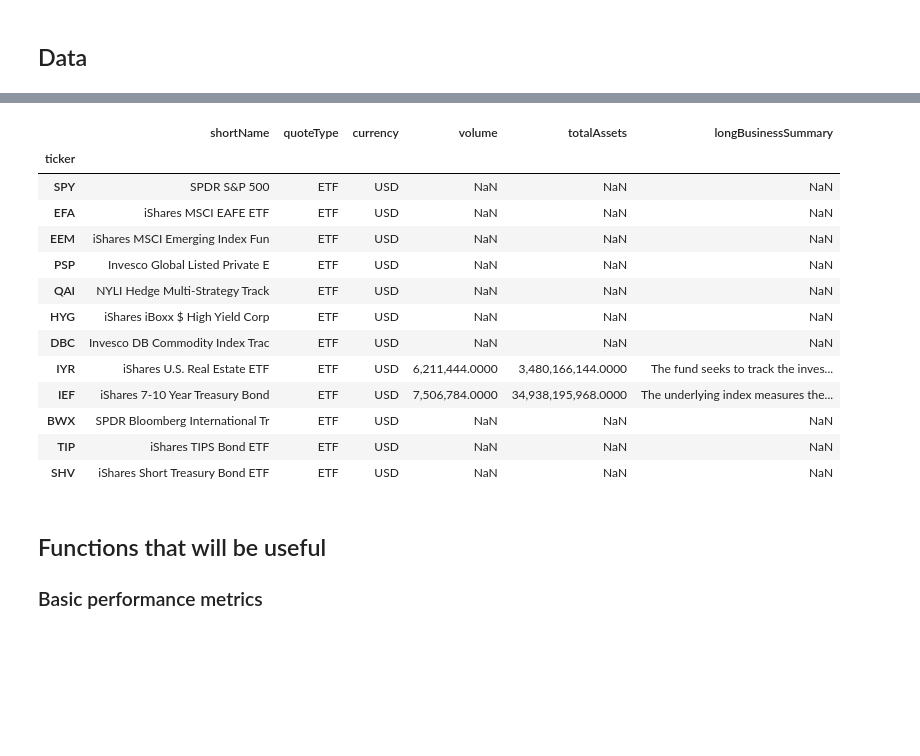
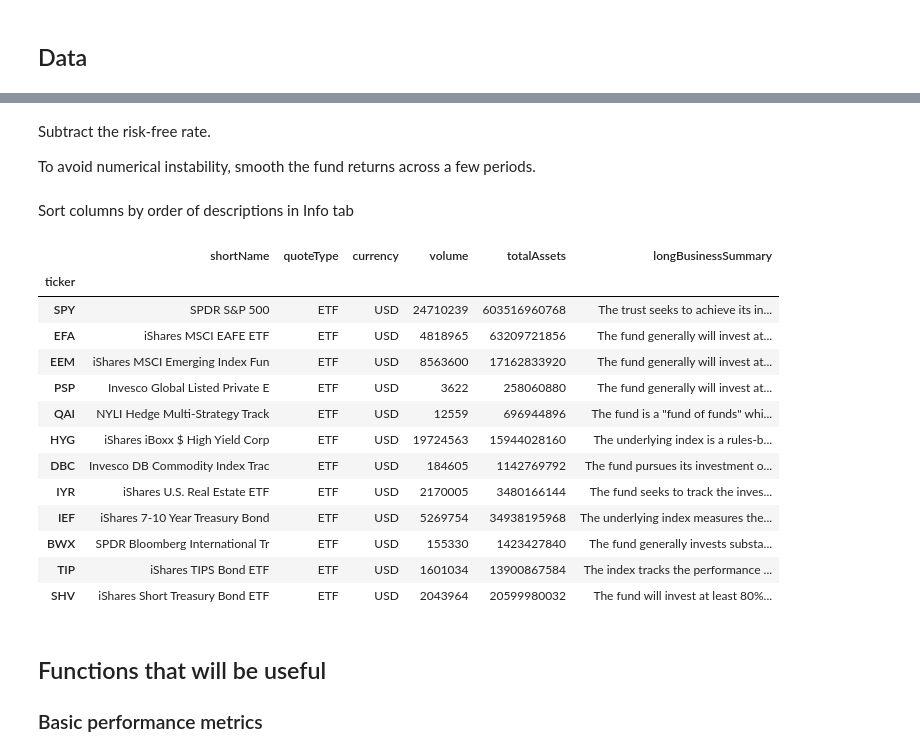
Before and after one commit to hailtotheshan/finm-quant-2025, a Jupyter notebook: discussions/C.1. MV Optimization and Harvard.ipynb, the cells around one changed output, grey strips where cells are left out. Cells and saved outputs as stored; diff of their text form; code cells hidden in the pictures; blank space fills up the shorter version.

```diff
--- a/discussions/C.1. MV Optimization and Harvard.ipynb
+++ b/discussions/C.1. MV Optimization and Harvard.ipynb
@@ -27,18 +27,9 @@ import seaborn as sns
 import statsmodels.api as sm
 from sklearn.linear_model import LinearRegression
 # %%
-filepath_data = '../data/multi_asset_etf_data.xlsx'
+filepath_data = '../data/multi_asset_etf_data_v2.xlsx'
 info = pd.read_excel(filepath_data,sheet_name='descriptions')
 info.set_index('ticker',inplace=True)
 
 rets = pd.read_excel(filepath_data,sheet_name='total returns')
 rets.set_index('Date',inplace=True)
-rets.drop(columns=['SHV'])
-
-retsx = pd.read_excel(filepath_data,sheet_name='excess returns')
-retsx.set_index('Date',inplace=True)
-
-# sort columns by order of descriptions in Info tab
-symbol_list = info.index.drop('SHV')
-rets = rets[symbol_list]
-retsx = retsx[symbol_list]
@@ -44,0 +42,4 @@ retsx = retsx[symbol_list]
+# %% [markdown]
+Subtract the risk-free rate.
+
+To avoid numerical instability, smooth the fund returns across a few periods.
@@ -44,0 +59,2 @@ retsx = retsx[symbol_list]
+# %% [markdown]
+Sort columns by order of descriptions in Info tab
@@ -45,20 +65,21 @@ retsx = retsx[symbol_list]
 # %%
-info
+#display(info.style.format({'volume':'{:,.0f}','totalAssets':'{:,.0f}'}))
+display(info)
 # %% [output]
 |  | shortName | quoteType | currency | volume | totalAssets | longBusinessSummary |
 | ticker |  |  |  |  |  |  |
-| SPY | SPDR S&P 500 | ETF | USD | NaN | NaN | NaN |
-| EFA | iShares MSCI EAFE ETF | ETF | USD | NaN | NaN | NaN |
-| EEM | iShares MSCI Emerging Index Fun | ETF | USD | NaN | NaN | NaN |
-| PSP | Invesco Global Listed Private E | ETF | USD | NaN | NaN | NaN |
-| QAI | NYLI Hedge Multi-Strategy Track | ETF | USD | NaN | NaN | NaN |
-| HYG | iShares iBoxx $ High Yield Corp | ETF | USD | NaN | NaN | NaN |
-| DBC | Invesco DB Commodity Index Trac | ETF | USD | NaN | NaN | NaN |
-| IYR | iShares U.S. Real Estate ETF | ETF | USD | 6,211,444.0000 | 3,480,166,144.0000 | The fund seeks to track the inves... |
-| IEF | iShares 7-10 Year Treasury Bond | ETF | USD | 7,506,784.0000 | 34,938,195,968.0000 | The underlying index measures the... |
-| BWX | SPDR Bloomberg International Tr | ETF | USD | NaN | NaN | NaN |
-| TIP | iShares TIPS Bond ETF | ETF | USD | NaN | NaN | NaN |
-| SHV | iShares Short Treasury Bond ETF | ETF | USD | NaN | NaN | NaN |
+| SPY | SPDR S&P 500 | ETF | USD | 24710239 | 603516960768 | The trust seeks to achieve its in... |
+| EFA | iShares MSCI EAFE ETF | ETF | USD | 4818965 | 63209721856 | The fund generally will invest at... |
+| EEM | iShares MSCI Emerging Index Fun | ETF | USD | 8563600 | 17162833920 | The fund generally will invest at... |
+| PSP | Invesco Global Listed Private E | ETF | USD | 3622 | 258060880 | The fund generally will invest at... |
+| QAI | NYLI Hedge Multi-Strategy Track | ETF | USD | 12559 | 696944896 | The fund is a "fund of funds" whi... |
+| HYG | iShares iBoxx $ High Yield Corp | ETF | USD | 19724563 | 15944028160 | The underlying index is a rules-b... |
+| DBC | Invesco DB Commodity Index Trac | ETF | USD | 184605 | 1142769792 | The fund pursues its investment o... |
+| IYR | iShares U.S. Real Estate ETF | ETF | USD | 2170005 | 3480166144 | The fund seeks to track the inves... |
+| IEF | iShares 7-10 Year Treasury Bond | ETF | USD | 5269754 | 34938195968 | The underlying index measures the... |
+| BWX | SPDR Bloomberg International Tr | ETF | USD | 155330 | 1423427840 | The fund generally invests substa... |
+| TIP | iShares TIPS Bond ETF | ETF | USD | 1601034 | 13900867584 | The index tracks the performance ... |
+| SHV | iShares Short Treasury Bond ETF | ETF | USD | 2043964 | 20599980032 | The fund will invest at least 80%... |
 # %% [markdown]
 ## Functions that will be useful
 ### Basic performance metrics
```
Also changed, not shown: parts of 42 cells of this notebook, 9 other files.
